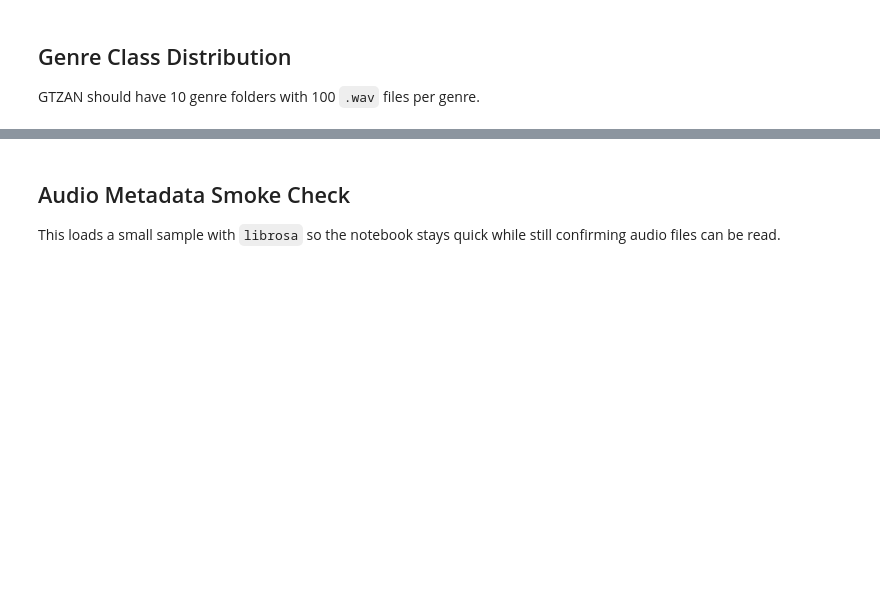
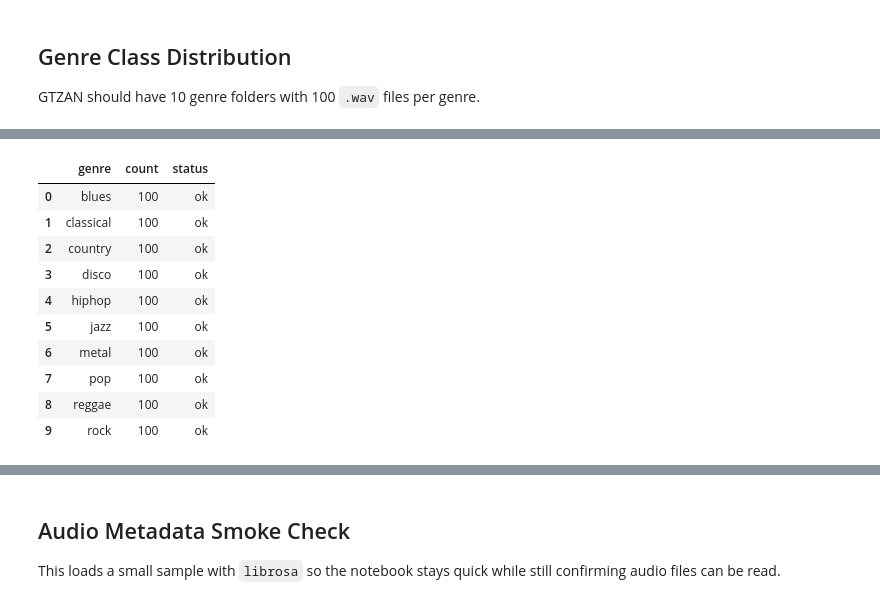
Before and after one commit to ach0309/audio-genre-classifier, a Jupyter notebook: code/1_explore.ipynb, the cells around one changed output, grey strips where cells are left out. Drawn from its saved outputs; the diff is of its cells as text; code cells hidden in the pictures; blank space fills up the shorter version.

```diff
--- a/code/1_explore.ipynb
+++ b/code/1_explore.ipynb
@@ -265,0 +55,14 @@ display(Image(filename=str(genre_chart_path)))
+# %%
+validate_gtzan_layout(genre_counts)
+# %% [output]
+|  | genre | count | status |
+| 0 | blues | 100 | ok |
+| 1 | classical | 100 | ok |
+| 2 | country | 100 | ok |
+| 3 | disco | 100 | ok |
+| 4 | hiphop | 100 | ok |
+| 5 | jazz | 100 | ok |
+| 6 | metal | 100 | ok |
+| 7 | pop | 100 | ok |
+| 8 | reggae | 100 | ok |
+| 9 | rock | 100 | ok |
```
Also changed, not shown: parts of 15 cells of this notebook.
